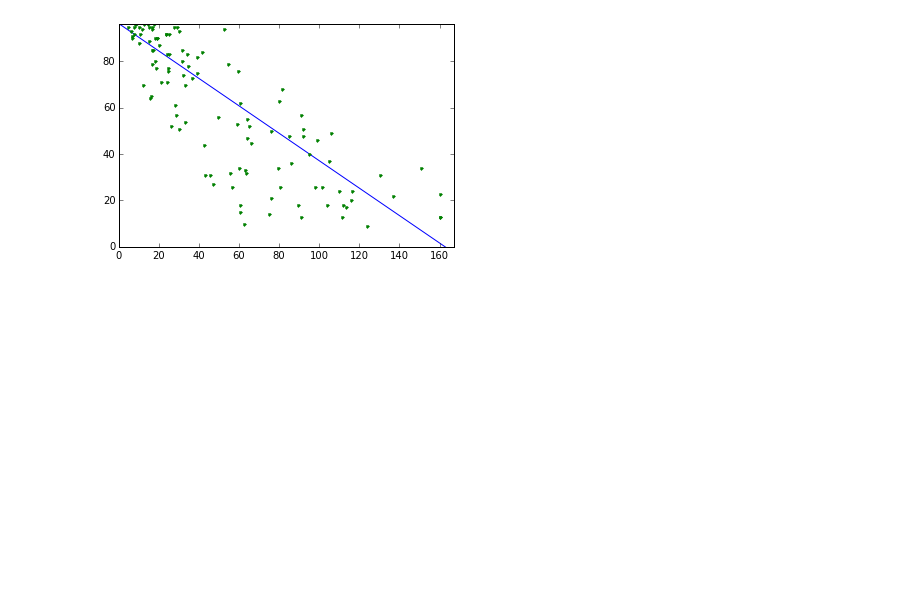
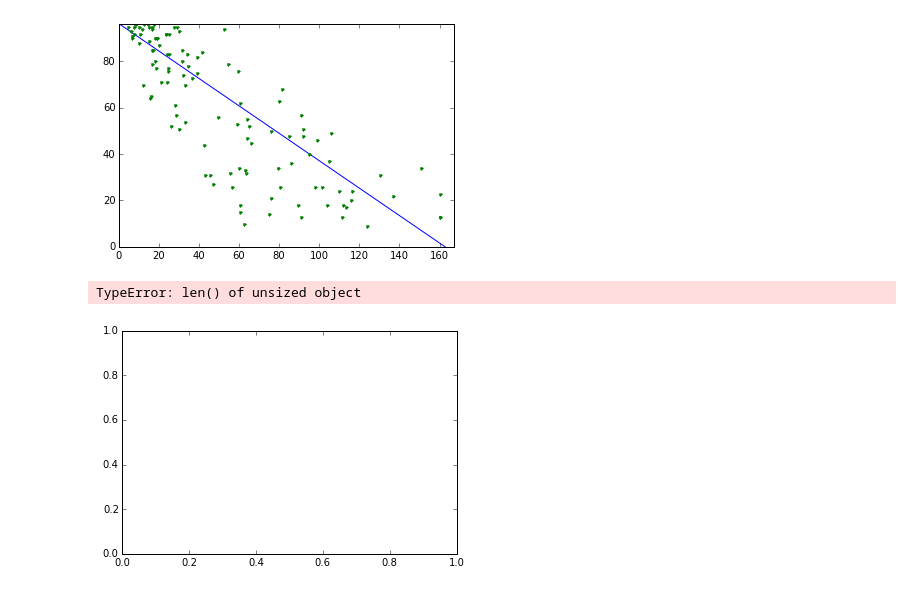
Before and after one commit to pedrocunial/projeto3-DataScience, a Jupyter notebook: projeto3.ipynb, the cells around one changed output. Cells and saved outputs as stored; diff of their text form; code cells hidden in the pictures; blank space fills up the shorter version.

Commit message:
Histograma

```diff
--- a/projeto3.ipynb
+++ b/projeto3.ipynb
@@ -276,9 +276,12 @@ Rmse:             16.7230
 # %%
 test2 = linspace(0,167, 1000)
 testy2 = []
+res = []
+k=0
 
 for i in test2:
     testy2.append(i*(-0.5917) + 96.3187)
+    res.append(sant["2010"][k] - testy2[k])
 
 plt.plot(test2, testy2)
 plt.plot(cmort2[2010],sant["2010"], ".")
@@ -286,3 +289,8 @@ plt.axis([min(test2), max(test2), 0, max(testy2)])
 # %% [output]
 [0.0, 167.0, 0, 96.318700000000007]
 [figure]
+# %%
+plt.hist(res, normed=True)
+# %% [output]
+TypeError: len() of unsized object
+[figure, added]
```
